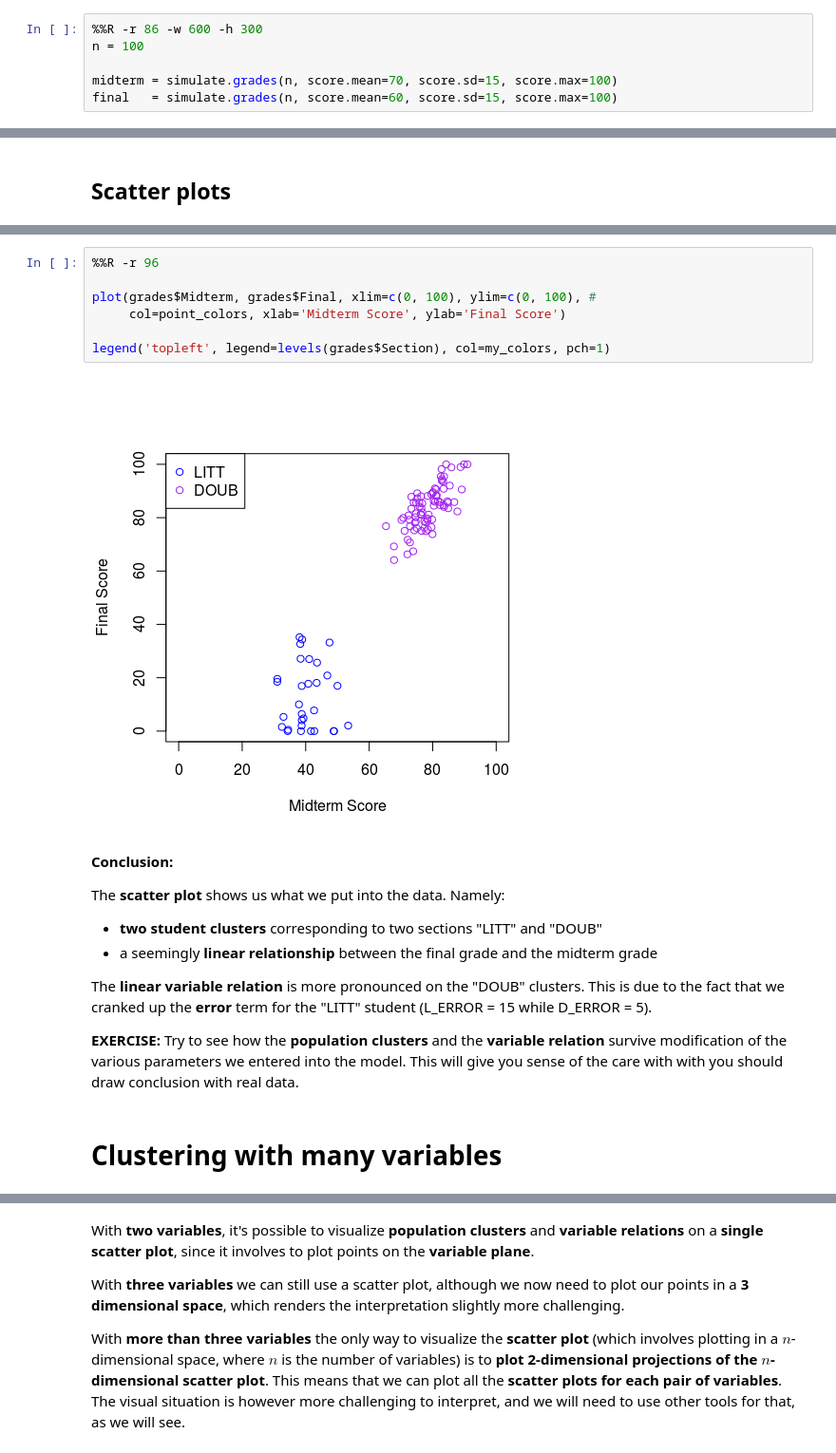
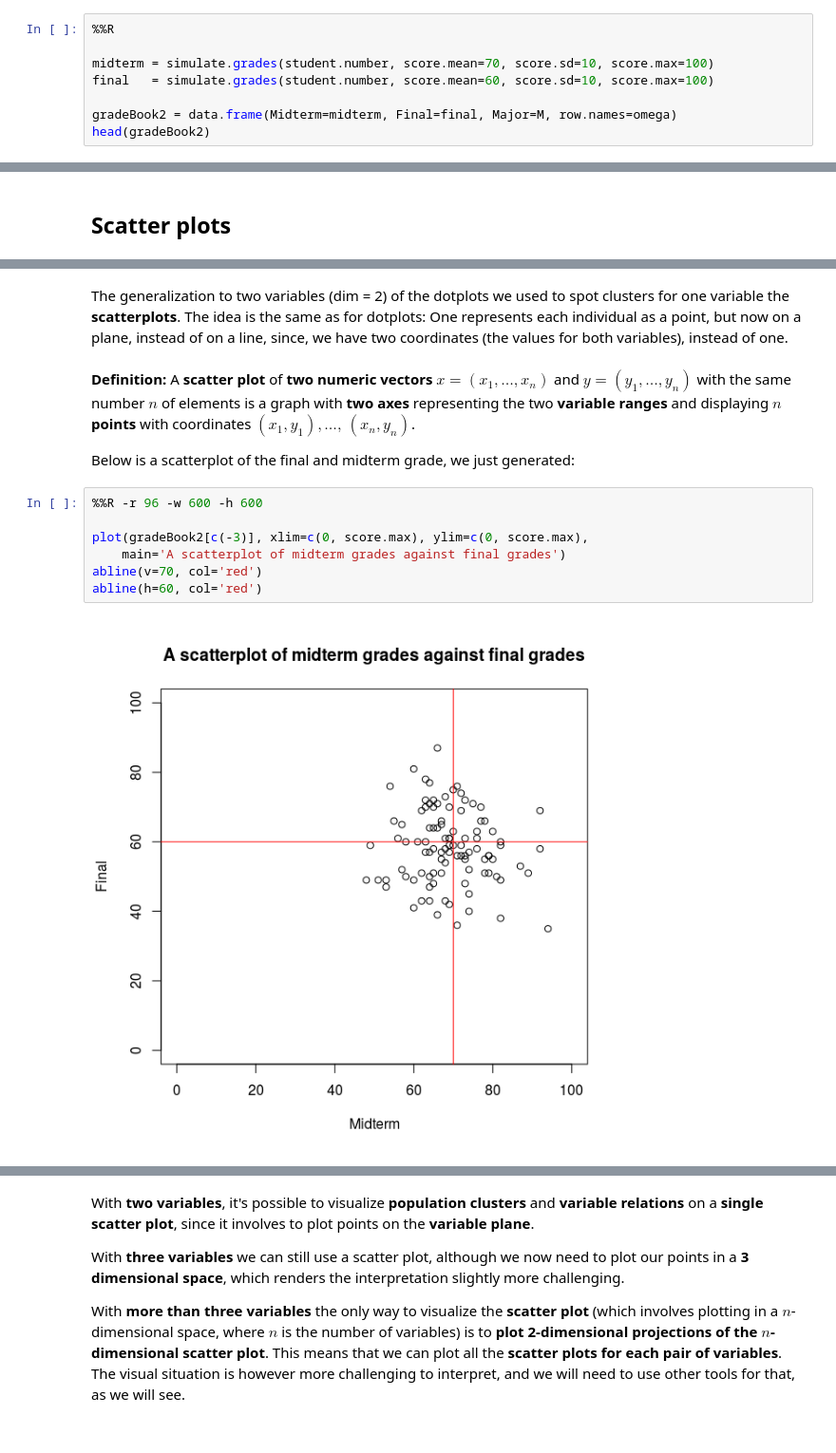
Before and after one commit to BenoitDherin/data-analysis-with-R, a Jupyter notebook: website/content/notebooks/Population.ipynb, the cells around one changed output, grey strips where cells are left out. Shown at 95% size. Drawn from its saved outputs; the diff is of its cells as text.

```diff
--- a/website/content/notebooks/Population.ipynb
+++ b/website/content/notebooks/Population.ipynb
@@ -179,6 +320,8 @@ The maximal score should be 100.
 # %%
-%%R -r 86 -w 600 -h 300
-n = 100
+%%R
 
-midterm = simulate.grades(n, score.mean=70, score.sd=15, score.max=100)
-final   = simulate.grades(n, score.mean=60, score.sd=15, score.max=100)
+midterm = simulate.grades(student.number, score.mean=70, score.sd=10, score.max=100)
+final   = simulate.grades(student.number, score.mean=60, score.sd=10, score.max=100)
+
+gradeBook2 = data.frame(Midterm=midterm, Final=final, Major=M, row.names=omega)
+head(gradeBook2)
@@ -455,22 +338,15 @@ where
-# %%
-%%R -r 96
-
-plot(grades$Midterm, grades$Final, xlim=c(0, 100), ylim=c(0, 100), #
-     col=point_colors, xlab='Midterm Score', ylab='Final Score')
-
-legend('topleft', legend=levels(grades$Section), col=my_colors, pch=1)
-# %% [output]
-[figure, removed]
-# %% [markdown]
-**Conclusion:**
-
-The **scatter plot** shows us what we put into the data. Namely:
-
-* **two student clusters** corresponding to two sections "LITT" and "DOUB"
-* a seemingly **linear relationship** between the final grade and the midterm grade
-
-The **linear variable relation** is more pronounced on the "DOUB" clusters. This is due to the fact that we cranked up the **error** term for the "LITT" student (L_ERROR = 15 while D_ERROR = 5).
-
-**EXERCISE:** Try to see how the **population clusters** and the **variable relation** survive modification of the various parameters we entered into the model. This will give you sense of the care with with you should draw conclusion with real data.
-# %% [markdown]
-# Clustering with many variables
+# %% [markdown]
+The generalization to two variables (dim = 2) of the dotplots we used to spot clusters for one variable the **scatterplots**. The idea is the same as for dotplots: One represents each individual as a point, but now on a plane, instead of on a line, since, we have two coordinates (the values for both variables), instead of one.
+# %% [markdown]
+ **Definition:**  A **scatter plot** of **two numeric vectors** $x = (x_1, \dots, x_n) $ and $y = (y_1, \dots, y_n)$ with the same number $n$ of elements is a graph with **two axes** representing the two **variable ranges** and displaying $n$ **points** with coordinates $(x_1, y_1),\dots ,\, (x_n, y_n)$.
+
+Below is a scatterplot of the final and midterm grade, we just generated:
+# %%
+%%R -r 96 -w 600 -h 600
+
+plot(gradeBook2[c(-3)], xlim=c(0, score.max), ylim=c(0, score.max),
+    main='A scatterplot of midterm grades against final grades')
+abline(v=70, col='red')
+abline(h=60, col='red')
+# %% [output]
+[figure, added]
```
Also changed, not shown: parts of 83 cells of this notebook.
